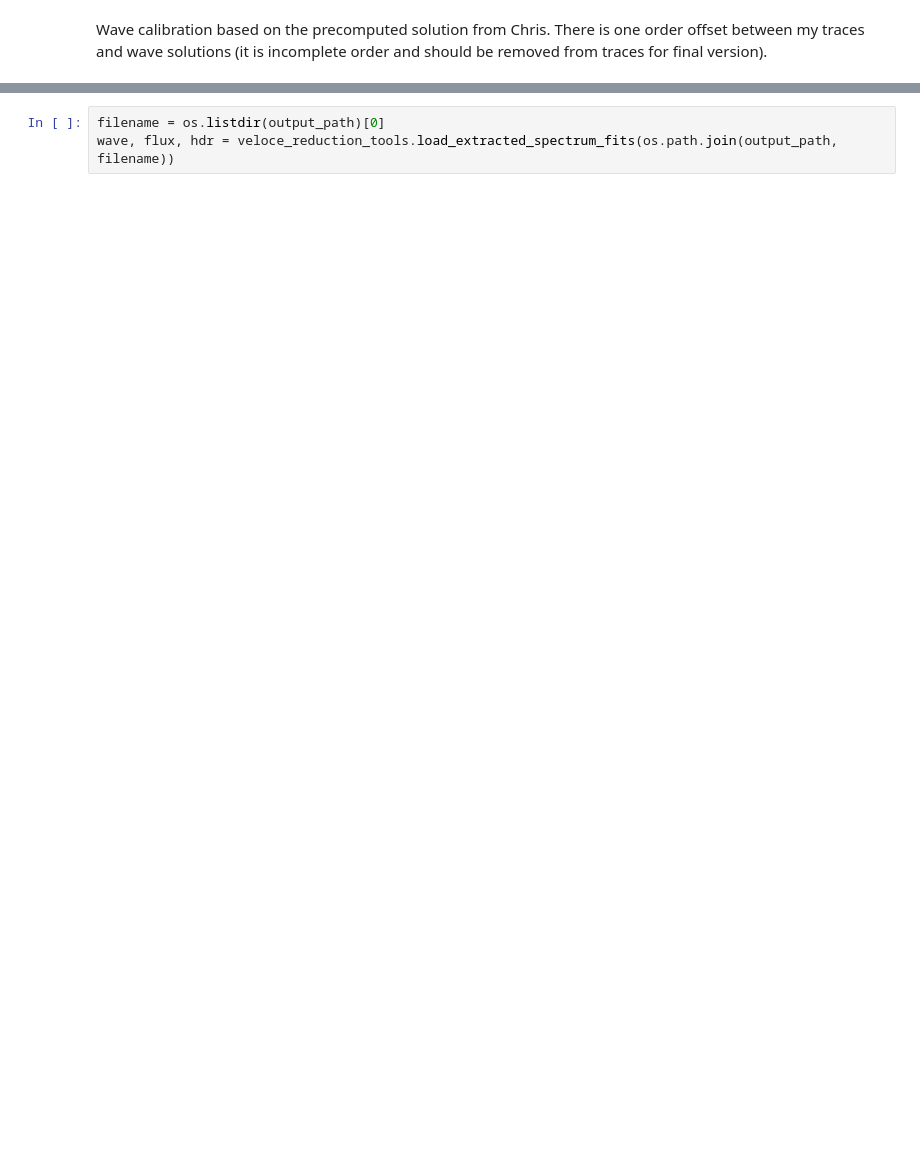
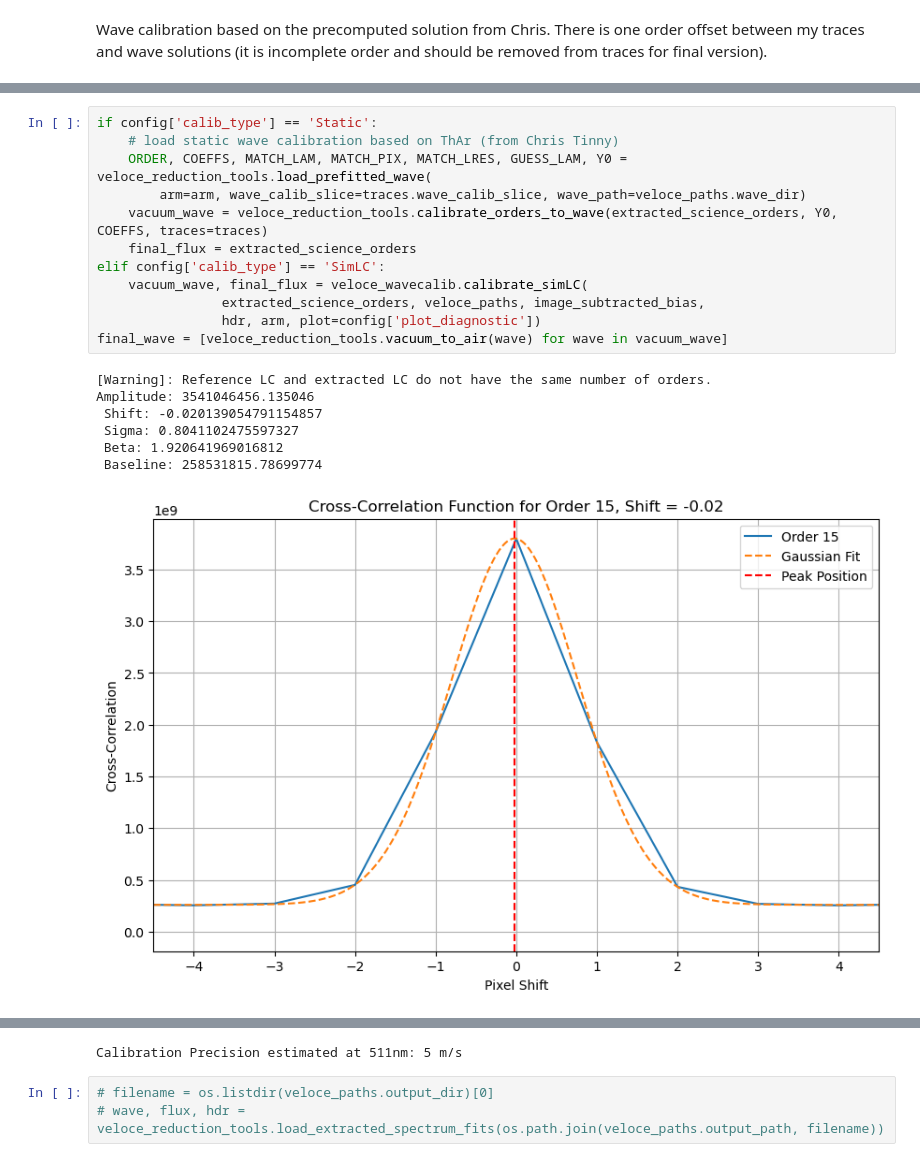
Before and after one commit to joakru-astro/veloce_reduction, a Jupyter notebook: step_by_step_extraction.ipynb, the cells around one changed output, grey strips where cells are left out. Cells and saved outputs as stored; diff of their text form; blank space fills up the shorter version.

```diff
--- a/step_by_step_extraction.ipynb
+++ b/step_by_step_extraction.ipynb
@@ -126,0 +158,20 @@ veloce_reduction_tools.save_extracted_spectrum_fits(f"{target}_veloce_{arm}_{fil
+# %%
+if config['calib_type'] == 'Static':
+    # load static wave calibration based on ThAr (from Chris Tinny)
+    ORDER, COEFFS, MATCH_LAM, MATCH_PIX, MATCH_LRES, GUESS_LAM, Y0 = veloce_reduction_tools.load_prefitted_wave(
+        arm=arm, wave_calib_slice=traces.wave_calib_slice, wave_path=veloce_paths.wave_dir)
+    vacuum_wave = veloce_reduction_tools.calibrate_orders_to_wave(extracted_science_orders, Y0, COEFFS, traces=traces)
+    final_flux = extracted_science_orders
+elif config['calib_type'] == 'SimLC':
+    vacuum_wave, final_flux = veloce_wavecalib.calibrate_simLC(
+                extracted_science_orders, veloce_paths, image_subtracted_bias,
+                hdr, arm, plot=config['plot_diagnostic'])
+final_wave = [veloce_reduction_tools.vacuum_to_air(wave) for wave in vacuum_wave]
+# %% [output]
+[Warning]: Reference LC and extracted LC do not have the same number of orders.
+Amplitude: 3541046456.135046
+ Shift: -0.020139054791154857
+ Sigma: 0.8041102475597327
+ Beta: 1.920641969016812
+ Baseline: 258531815.78699774
+[figure, added]
@@ -127,5 +179,6 @@ veloce_reduction_tools.save_extracted_spectrum_fits(f"{target}_veloce_{arm}_{fil
+Calibration Precision estimated at 511nm: 5 m/s
 # %%
-filename = os.listdir(output_path)[0]
-wave, flux, hdr = veloce_reduction_tools.load_extracted_spectrum_fits(os.path.join(output_path, filename))
+# filename = os.listdir(veloce_paths.output_dir)[0]
+# wave, flux, hdr = veloce_reduction_tools.load_extracted_spectrum_fits(os.path.join(veloce_paths.output_path, filename))
 # %%
 order = 1
```
Also changed, not shown: parts of 22 cells of this notebook, 8 other files.
